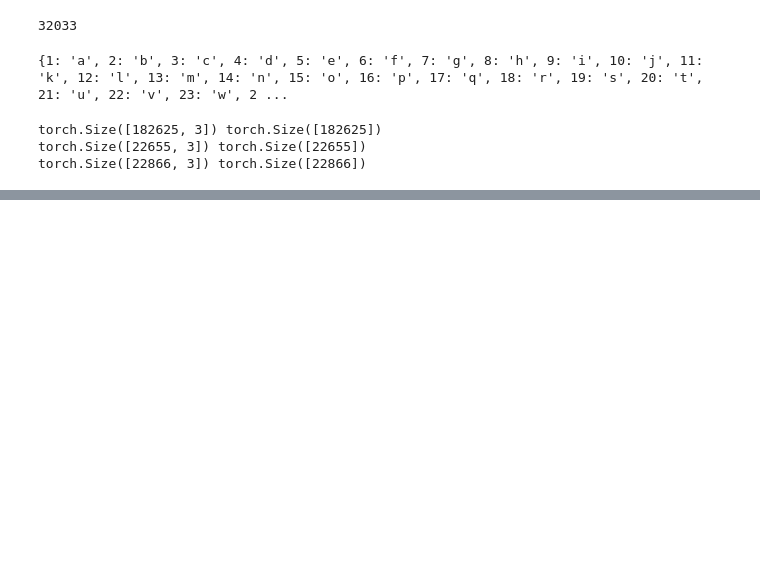
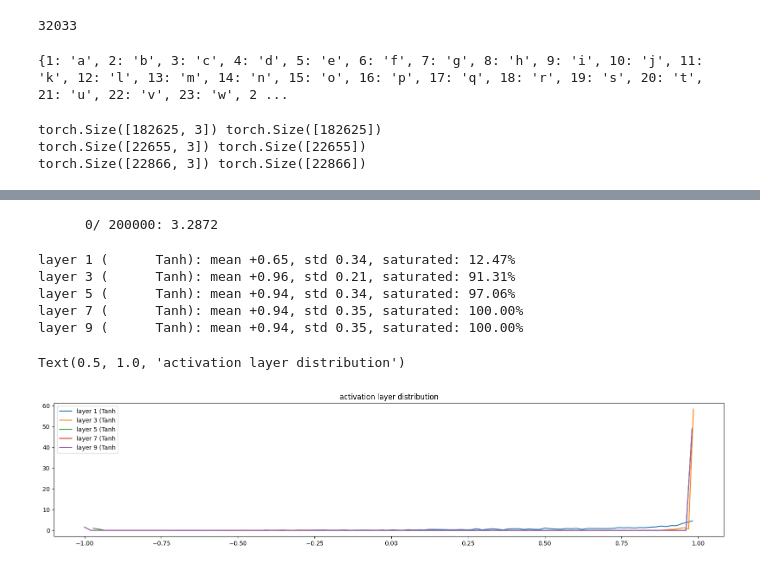
Before and after one commit to MossBeachBrothers/Visualize-Gradients, a Jupyter notebook: src/makemore3.ipynb, the cells around one changed output, grey strips where cells are left out. Drawn from its saved outputs; the diff is of its cells as text; code cells hidden in the pictures; blank space fills up the shorter version.

```diff
--- a/src/makemore3.ipynb
+++ b/src/makemore3.ipynb
@@ -164,3 +202,13 @@ plt.imshow(h.abs() > 0.99, cmap='gray',interpolation='nearest')
+# %%
+#calibrate batch norm at the end of training
+with torch.no_grad():
+    #pass entire set through
+    emb = C[Xtr]
+    embcat = emb.view(emb.shape[0], -1)
+    hpreact = embcat @ W1 + b1
+    #measure mean/std over entire set
+    bnmean = hpreact.mean(0, keepdim=True)
+    bnstd = hpreact.std(0, keepdim=True)
 # %%
 @torch.no_grad() #disables gradient tracking for speed
 def split_loss(split):
@@ -226,0 +374,59 @@ med.
+# %%
+#same optimization
+max_steps = 200000
+batch_size = 32
+lossi = []
+
+for i in range(max_steps):
+    #construct batches of batch_size
+    ix = torch.randint(0,Xtr.shape[0], (batch_size,), generator=g)
+    Xb,Yb = Xtr[ix], Ytr[ix] #X,Y batches
+
+    #forward pass
+    emb = C[Xb] #create vector embeddings
+    x = emb.view(emb.shape[0], -1) #concatenate all embedding vectors
+    for layer in layers:
+        #peform Wx + b for each layer
+        x = layer(x)
+    loss = F.cross_entropy(x,Yb) #loss function, Yb expected outputs
+
+    #backward pass
+    for layer in layers:
+        layer.out.retain_grad() #retain gradient of outputs
+    for p in parameters:
+        p.grad = None
+    loss.backward()
+
+    #update
+    learning_rate = 0.1 if i < 100000 else 0.01 #learning rate decay
+    for p in parameters:
+        p.data += -learning_rate * p.grad
+
+    #track statistics
+    if i % 10000 == 0: # print every once in a while
+        print(f'{i:7d}/{max_steps:7d}: {loss.item():.4f}')
+        lossi.append(loss.log10().item())
+    break
+# %% [output]
+      0/ 200000: 3.2872
+# %%
+#Visualize Activations of Tanh layers with Histograms
+plt.figure(figsize = (20,4)) #width/height of plot
+legends = []
+for i, layer in enumerate(layers[:-1]): #every layer except the last one
+    if isinstance(layer,Tanh):
+        t = layer.out
+        print('layer %d (%10s): mean %+.2f, std %.2f, saturated: %.2f%%' % (i, layer.__class__.__name__, t.mean(), t.std(), (t.abs() > 0.97).float().mean()*100))
+        hy, hx = torch.histogram(t, density=True)
+        plt.plot(hx[:-1].detach(), hy.detach())
+        legends.append(f'layer {i} ({layer.__class__.__name__}')
+plt.legend(legends);
+plt.title('activation layer distribution')
+# %% [output]
+layer 1 (      Tanh): mean +0.65, std 0.34, saturated: 12.47%
+layer 3 (      Tanh): mean +0.96, std 0.21, saturated: 91.31%
+layer 5 (      Tanh): mean +0.94, std 0.34, saturated: 97.06%
+layer 7 (      Tanh): mean +0.94, std 0.35, saturated: 100.00%
+layer 9 (      Tanh): mean +0.94, std 0.35, saturated: 100.00%
+Text(0.5, 1.0, 'activation layer distribution')
+[figure, added]
```
Also changed, not shown: parts of 11 cells of this notebook.
